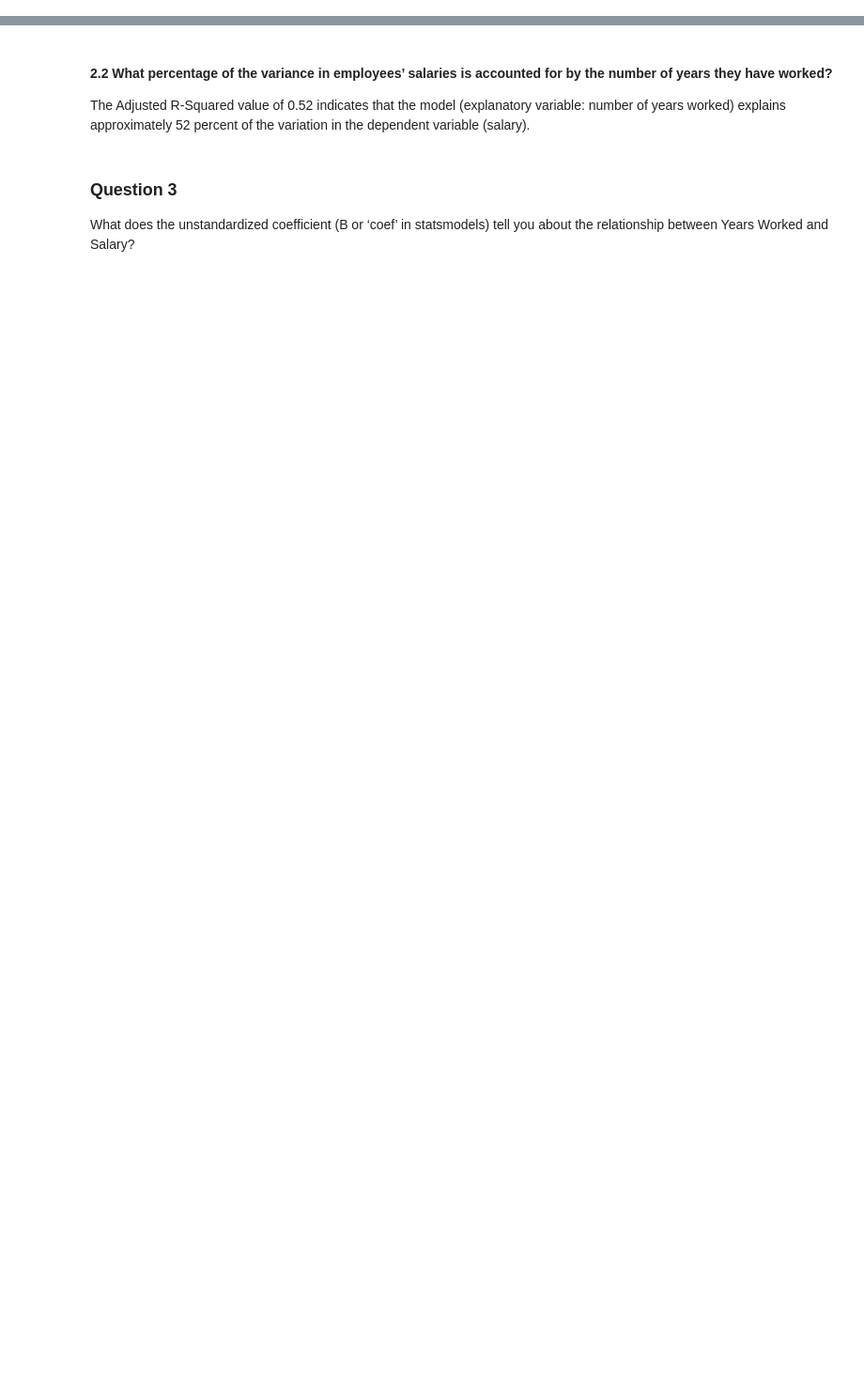
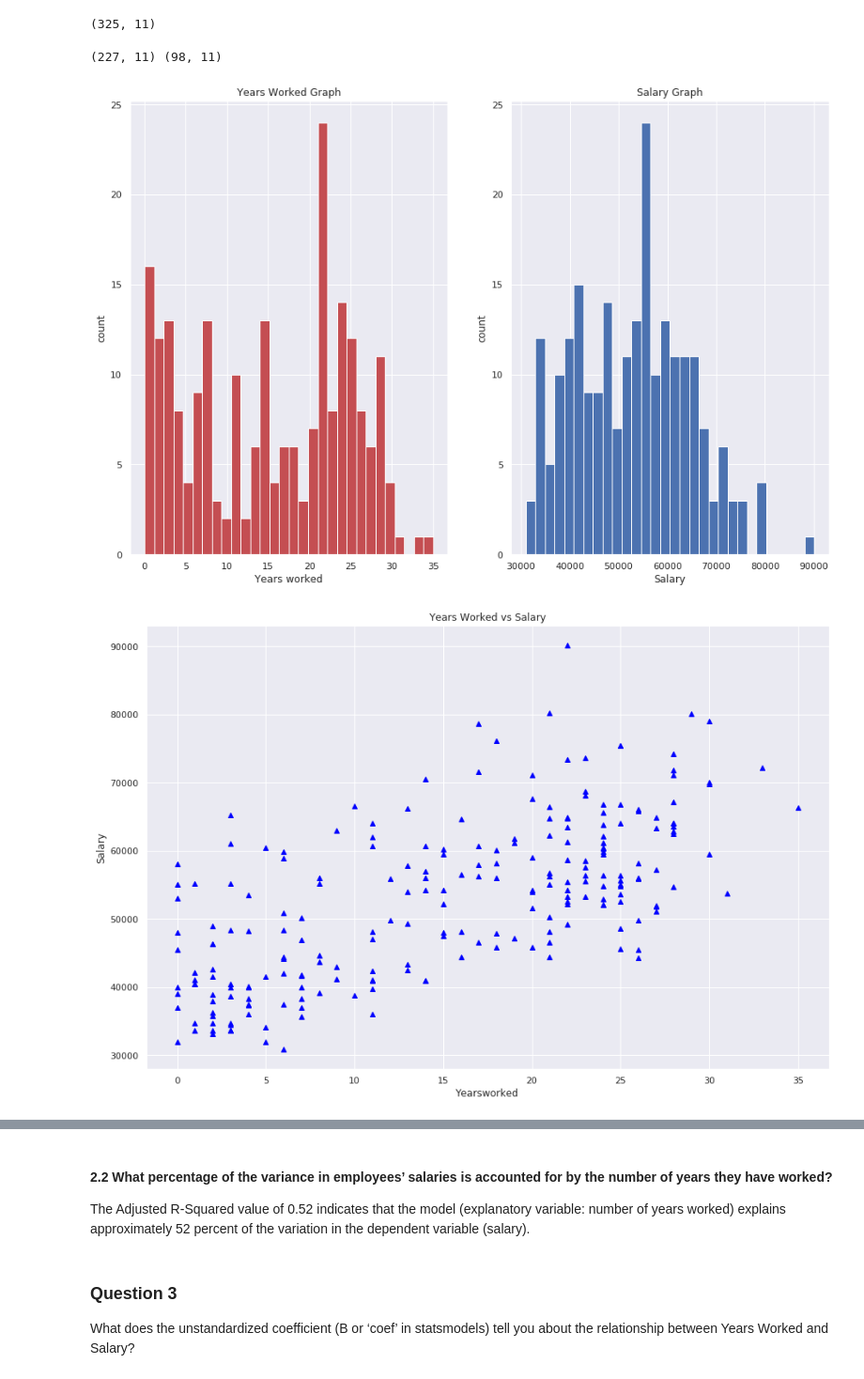
Before and after one commit to thabomayika/simple_regression, a Jupyter notebook: regression.ipynb, the cells around one changed output, grey strips where cells are left out. Shown at 94% size. Drawn from its saved outputs; the diff is of its cells as text; code cells hidden in the pictures; blank space fills up the shorter version.

```diff
--- a/regression.ipynb
+++ b/regression.ipynb
@@ -187,0 +54,52 @@ Generally, 95% confidence interval or 5% level of the significance level is chos
+# %%
+# detecting extreme values using IQR
+Q1 = df.quantile(0.25)
+Q3 = df.quantile(0.75)
+IQR = Q3 - Q1
+
+# removing outliers from the dataset
+df_out = df[~((df < (Q1 - 1.5 * IQR)) | (df > (Q3 + 1.5 * IQR))).any(axis=1)]
+
+df_out.shape
+# %% [output]
+(325, 11)
+# %%
+# split the data
+train, test = train_test_split(df_out, test_size=.3, random_state=42)
+print(train.shape, test.shape)
+# %% [output]
+(227, 11) (98, 11)
+# %%
+# create new data frame
+train_new = pd.DataFrame(train, columns=['salary', 'yearsworked'])
+salary = train_new.salary
+yearsworked = train_new.yearsworked
+
+#plot histograms and scatter plot
+sns.set()
+
+plt.subplots(figsize=(15,10))
+plt.subplot(1,2,1)
+plt.title("Years Worked Graph")
+plt.hist(yearsworked, color='r', bins=30)
+plt.xlabel("Years worked")
+plt.ylabel("count")
+
+plt.subplot(1,2,2)
+plt.title("Salary Graph")
+plt.hist(salary, bins=30, color='b')
+plt.xlabel("Salary")
+plt.ylabel("count")
+
+# making a scatter plot
+_ = sns.set()
+
+_ = plt.figure(figsize=(15,10))
+_ = plt.plot(yearsworked, salary, marker='^', linestyle='none', color='blue')
+_ = plt.xlabel('Yearsworked')
+_ = plt.ylabel('Salary')
+_ = plt.title('Years Worked vs Salary')
+_ = plt.show()
+# %% [output]
+[figure, added]
+[figure, added]
```
Also changed, not shown: parts of 47 cells of this notebook.
